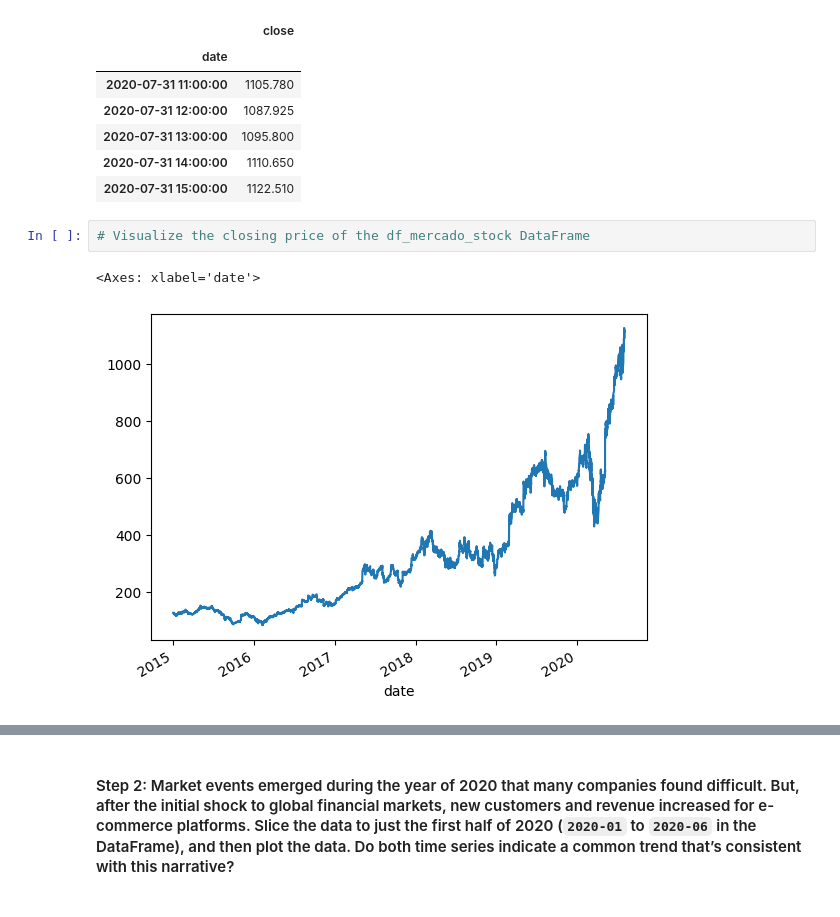
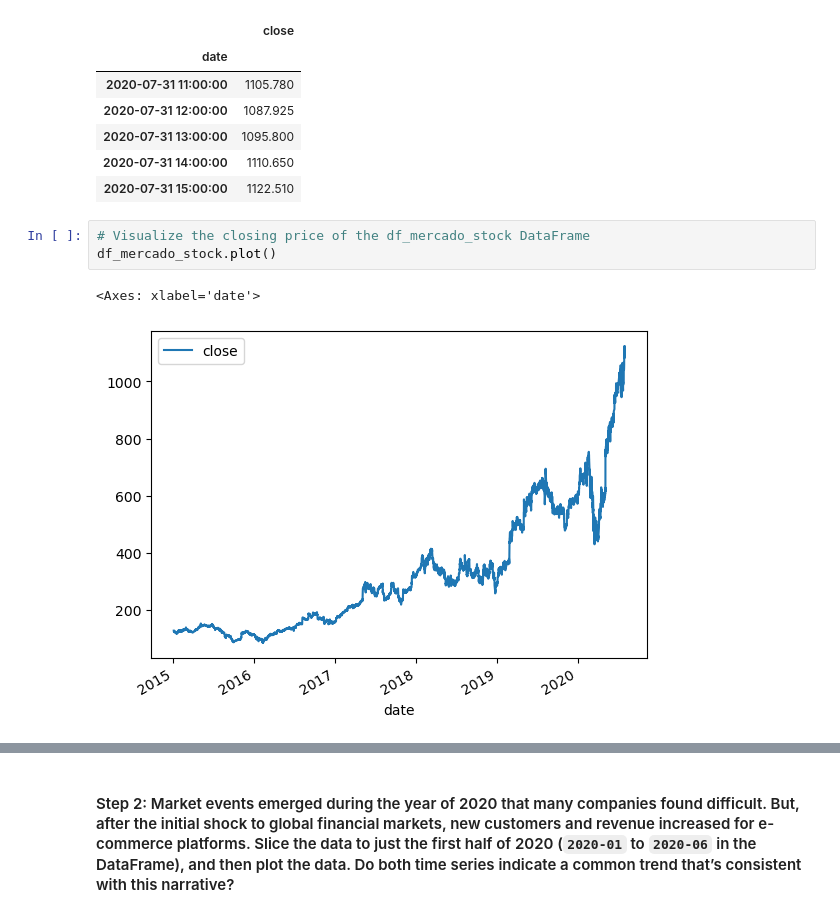
Before and after one commit to mr-cworld/prophet-challenge, a Jupyter notebook: forecasting_net_prophet.ipynb, the cells around one changed output, grey strips where cells are left out. Drawn from its saved outputs; the diff is of its cells as text.

```diff
--- a/forecasting_net_prophet.ipynb
+++ b/forecasting_net_prophet.ipynb
@@ -237,9 +244,10 @@ display(df_mercado_stock.tail())
 | 2020-07-31 15:00:00 | 1122.510 |
 # %%
 # Visualize the closing price of the df_mercado_stock DataFrame
+df_mercado_stock.plot()
 # %% [output]
 <Axes: xlabel='date'>
-[figure, old version]
+[figure, new version]
 # %%
 # Concatenate the df_mercado_stock DataFrame with the df_mercado_trends DataFrame
 # Concatenate the DataFrame by columns (axis=1), and drop and rows with only one column of data
```
Also changed, not shown: parts of 10 cells of this notebook.
